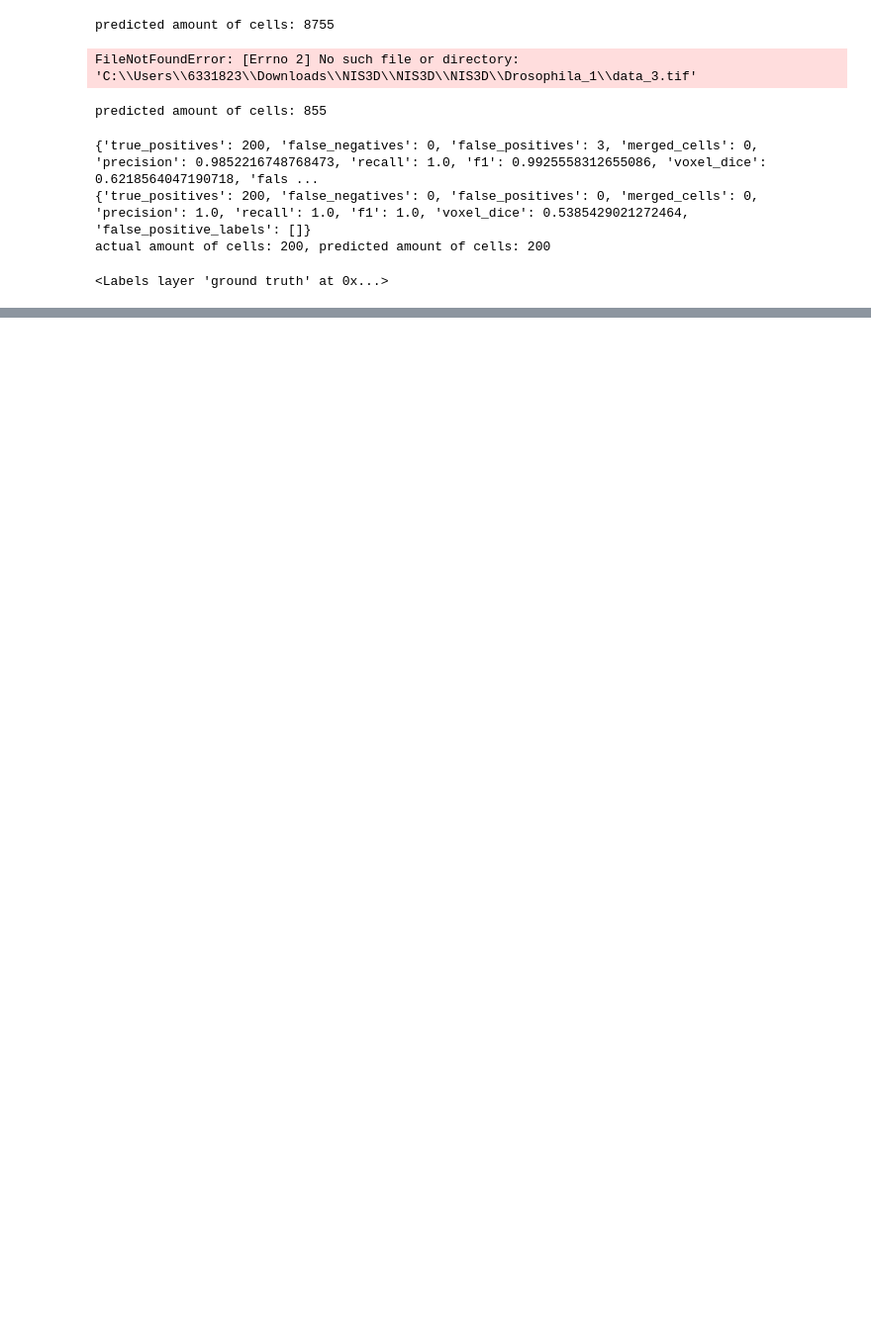
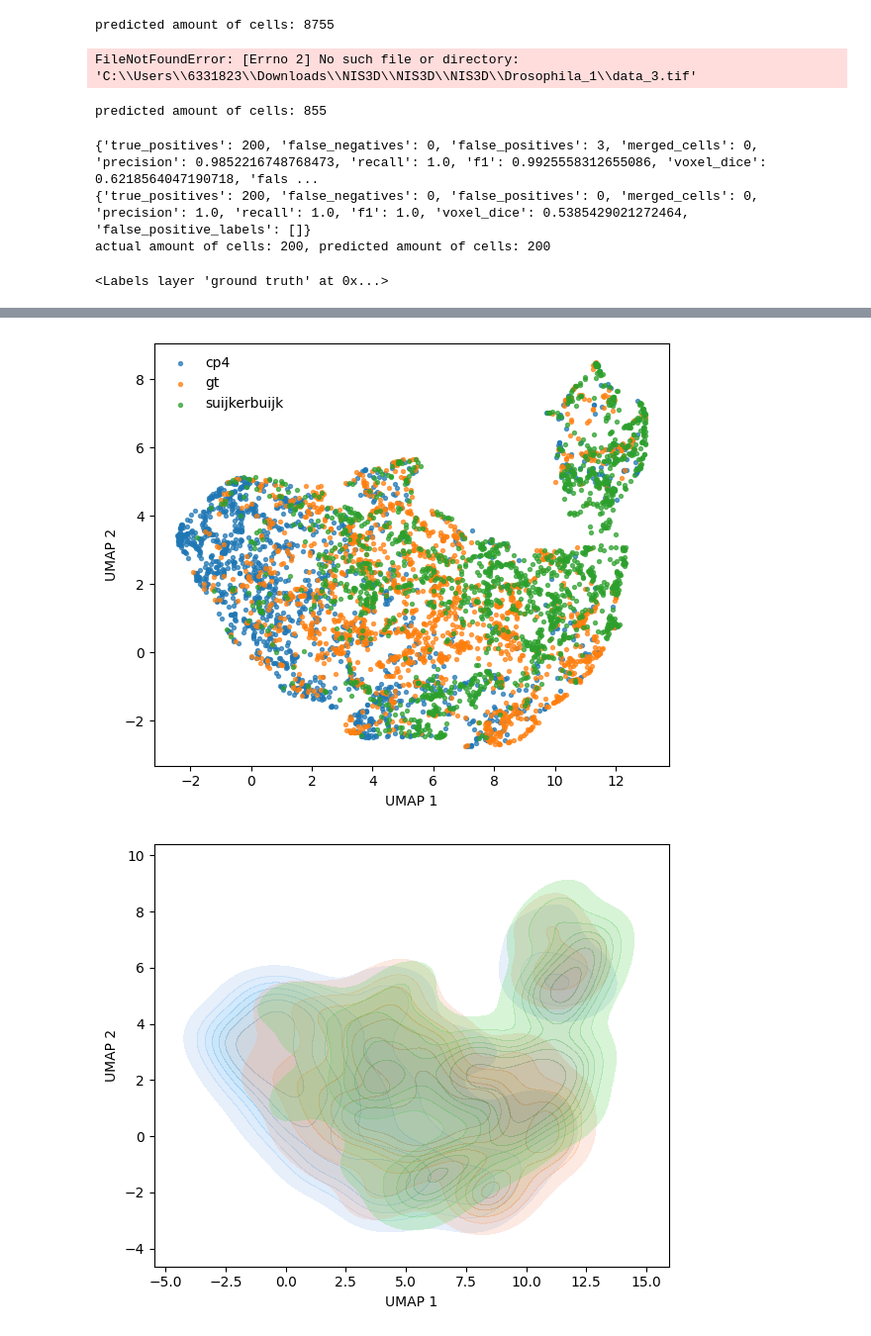
Before and after one commit to SuijkerbuijkLab/NucLogic, a Jupyter notebook: miscellaneous/stitching.ipynb, the cells around one changed output, grey strips where cells are left out. Shown at 99% size. Drawn from its saved outputs; the diff is of its cells as text; code cells hidden in the pictures; blank space fills up the shorter version.

```diff
--- a/miscellaneous/stitching.ipynb
+++ b/miscellaneous/stitching.ipynb
@@ -2769,18 +2783,20 @@ from cellpose import models, io
 # input_directory = r"C:\Users\6331823\Local SSD\Fake_data"
 # input_directory = r"C:\Users\6331823\Downloads\Data for mario\Merel organoid"
 input_directory = r"C:\Users\6331823\Local SSD\Data_Merel\MvL_Exp139_positions_WT_SI\Experiment_final_1_F18"
+input_directory = r"C:\Users\6331823\Downloads\NIS3D\NIS3D\NIS3D\Zebrafish_1"
 
-image = tifffile.imread(os.path.join(input_directory, "data_2.tif"))
+image = tifffile.imread(os.path.join(input_directory, "data.tif"))
 
 # model = models.CellposeModel(gpu=True)
 sys.path.insert(0, os.path.dirname(os.getcwd()))
 import utils
-model = utils.load_model(
-    r"C:\Users\6331823\Local SSD\Train dual nuclei 20x\models\dual_nuclei_wt"
-)
+# model = utils.load_model(
+#     r"C:\Users\6331823\Local SSD\Train dual nuclei 20x\models\dual_nuclei_wt"
+# )
 # model = utils.load_model(
 #     r"C:\Users\6331823\Local SSD\Train fixed intestinal 40x\models\fixed_intestinal_40x"
 # )
+model = utils.load_model(r"C:\Users\6331823\Downloads\NIS3D\NIS3D\NIS3D\Zebrafish_1\model\models\zebrafish")
 start_time = time.time()
 
 stitched_mask, _, _ = model.eval(
@@ -2801,7 +2817,7 @@ segmentation_time = time.time() - start_time
 end_time = time.time()
 
 tifffile.imwrite(
-    os.path.join(input_directory, "3d_segmented_cellpose4.tif"),
+    os.path.join(input_directory, "3d_segmented_cellpose4_trained.tif"),
     stitched_mask
 )
 
@@ -3415,0 +3352,36 @@ torch version:          2.7.1+cu128
+# %%
+import matplotlib.pyplot as plt
+
+plt.figure(figsize=(6, 5))
+for label, grp in df_all.groupby("source"):
+    plt.scatter(grp["umap_1"], grp["umap_2"], s=8, alpha=0.7, label=label)
+plt.xlabel("UMAP 1")
+plt.ylabel("UMAP 2")
+plt.legend(frameon=False)
+plt.tight_layout()
+plt.show()
+
+# ...existing code...
+# --- KDE on UMAP (per source) ---
+import seaborn as sns
+import matplotlib.pyplot as plt
+
+plt.figure(figsize=(6, 5))
+for label, grp in df_all.groupby("source"):
+    sns.kdeplot(
+        x=grp["umap_1"],
+        y=grp["umap_2"],
+        fill=True,
+        alpha=0.25,
+        levels=8,
+        bw_adjust=0.9,
+        label=label,
+    )
+plt.xlabel("UMAP 1")
+plt.ylabel("UMAP 2")
+plt.legend(frameon=False)
+plt.tight_layout()
+plt.show()
+# %% [output]
+[figure, added]
+[figure, added]
```
Also changed, not shown: parts of 16 cells of this notebook, 1 other file.
